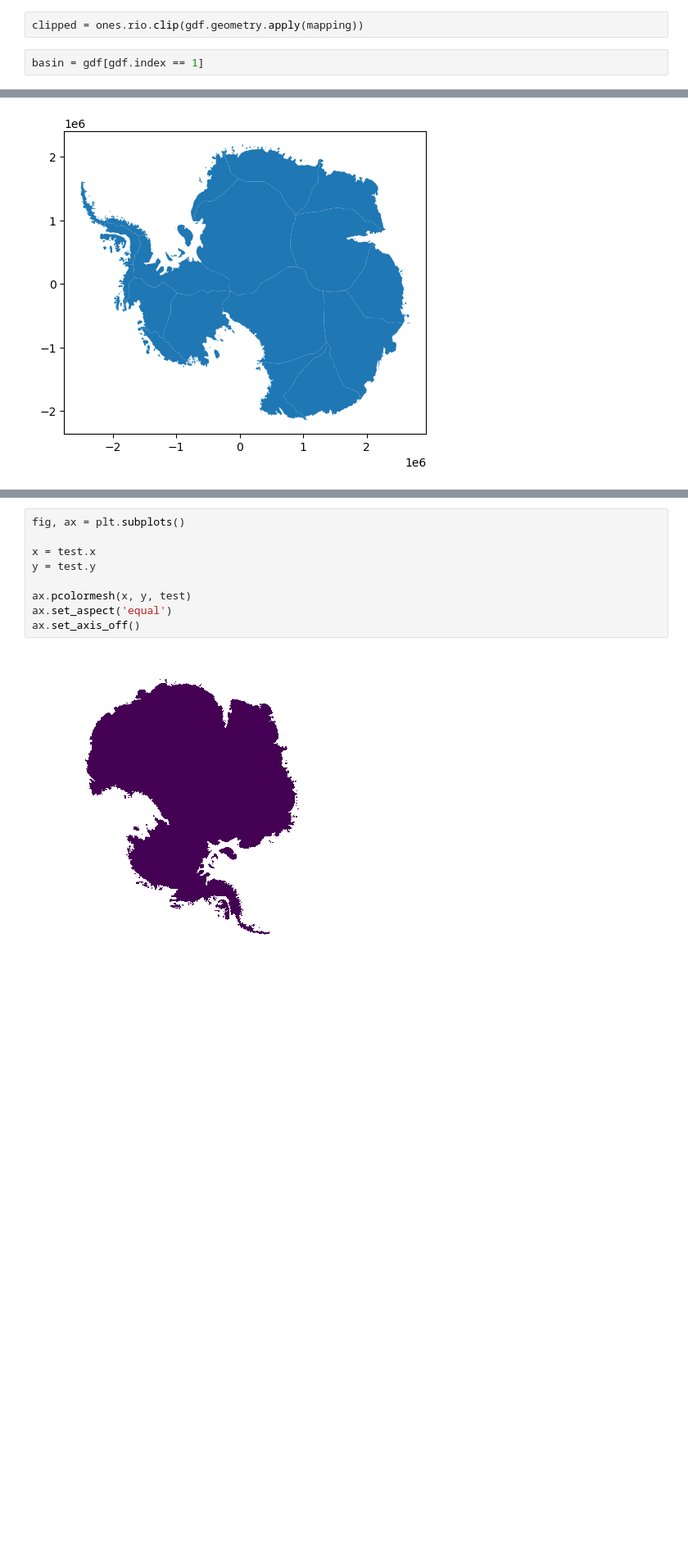
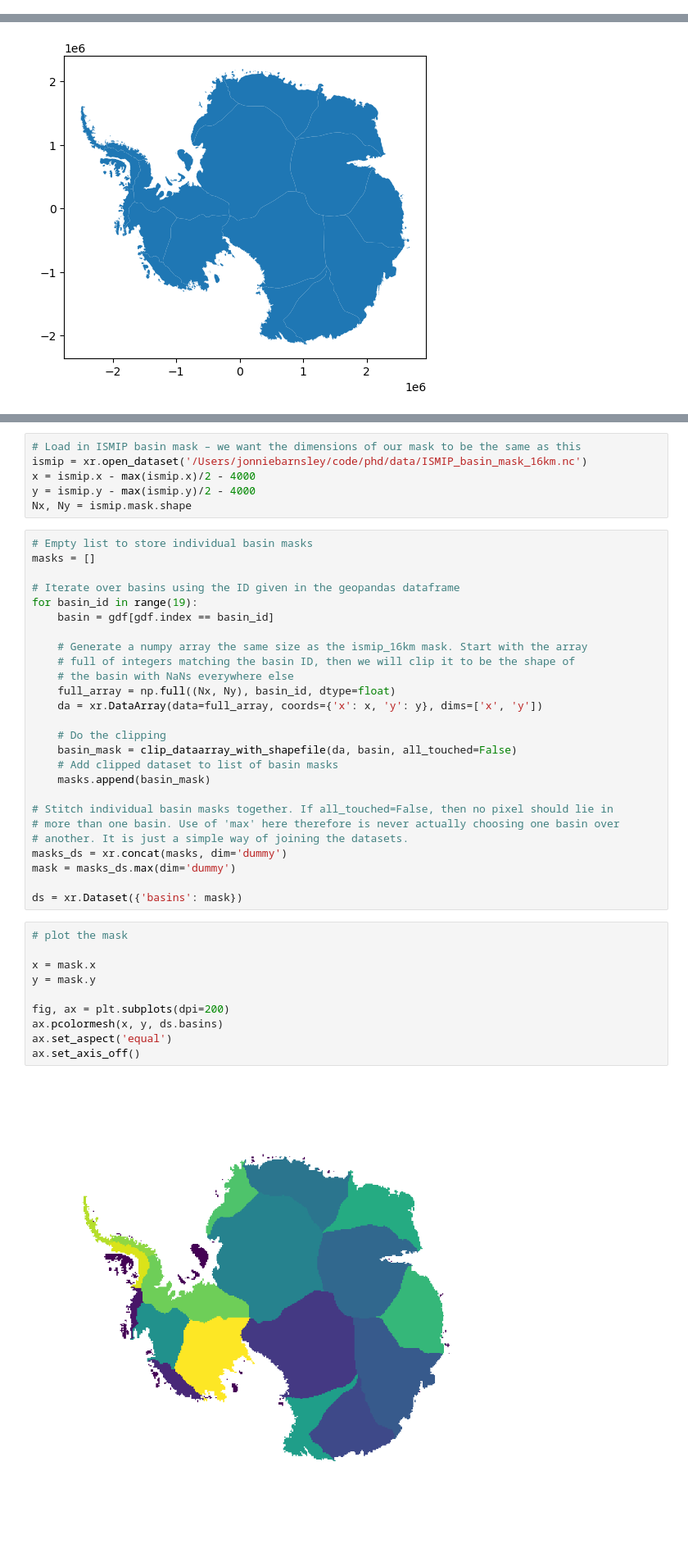
Before and after one commit to Jonniebarnsley/phd, a Jupyter notebook: analysis/notebooks/convert_rignot_basins.ipynb, the cells around one changed output, grey strips where cells are left out. Shown: that part at 82% size. Cells and saved outputs as stored; diff of their text form; blank space fills up the shorter version.

Commit message:
successfully converted mask

```diff
--- a/analysis/notebooks/convert_rignot_basins.ipynb
+++ b/analysis/notebooks/convert_rignot_basins.ipynb
@@ -73,7 +37,3 @@ Coordinates:
-# %%
-clipped = ones.rio.clip(gdf.geometry.apply(mapping))
-# %%
-basin = gdf[gdf.index == 1]
 # %%
 gdf.plot()
 # %% [output]
@@ -119,11 +74,44 @@ test.plot()
+# %%
+# Load in ISMIP basin mask – we want the dimensions of our mask to be the same as this
+ismip = xr.open_dataset('/Users/jonniebarnsley/code/phd/data/ISMIP_basin_mask_16km.nc')
+x = ismip.x - max(ismip.x)/2 - 4000
+y = ismip.y - max(ismip.y)/2 - 4000
+Nx, Ny = ismip.mask.shape
+# %%
+# Empty list to store individual basin masks
+masks = []
+
+# Iterate over basins using the ID given in the geopandas dataframe
+for basin_id in range(19):
+    basin = gdf[gdf.index == basin_id]
+
+    # Generate a numpy array the same size as the ismip_16km mask. Start with the array
+    # full of integers matching the basin ID, then we will clip it to be the shape of
+    # the basin with NaNs everywhere else
+    full_array = np.full((Nx, Ny), basin_id, dtype=float)
+    da = xr.DataArray(data=full_array, coords={'x': x, 'y': y}, dims=['x', 'y'])
+
+    # Do the clipping
+    basin_mask = clip_dataarray_with_shapefile(da, basin, all_touched=False)
+    # Add clipped dataset to list of basin masks
+    masks.append(basin_mask)
+
+# Stitch individual basin masks together. If all_touched=False, then no pixel should lie in
+# more than one basin. Use of 'max' here therefore is never actually choosing one basin over
+# another. It is just a simple way of joining the datasets.
+masks_ds = xr.concat(masks, dim='dummy')
+mask = masks_ds.max(dim='dummy')
+
+ds = xr.Dataset({'basins': mask})
 # %%
-fig, ax = plt.subplots()
+# plot the mask
 
-x = test.x
-y = test.y
+x = mask.x
+y = mask.y
 
-ax.pcolormesh(x, y, test)
+fig, ax = plt.subplots(dpi=200)
+ax.pcolormesh(x, y, ds.basins)
 ax.set_aspect('equal')
 ax.set_axis_off()
 # %% [output]
-[figure, old version]
+[figure, new version]
```
Also changed, not shown: parts of 16 cells of this notebook, 12 other files.
